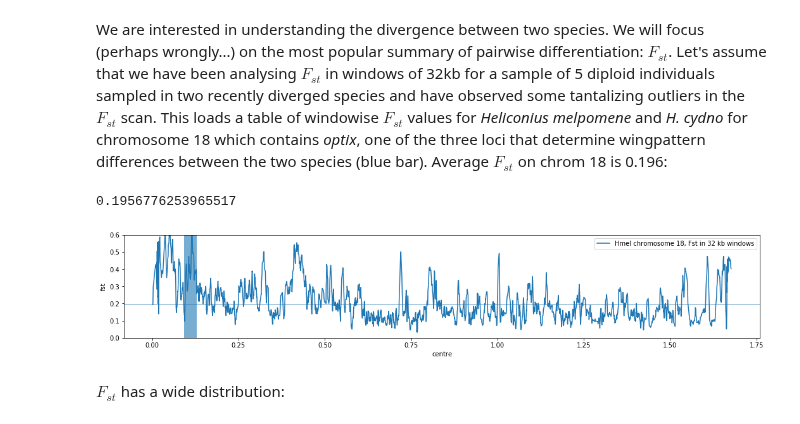
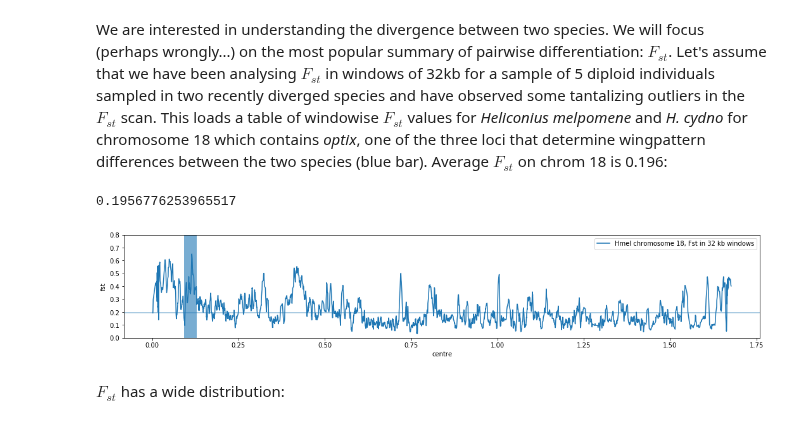
Before and after one commit to DRL/SMBE-SGE-2019, a Jupyter notebook: Session_2/Fst_short_chuncks/simulating_windowise_Fst_KL .ipynb, the cells around one changed output. Saved outputs shown, nothing was run; the diff lists cells and outputs as text; code cells hidden in the pictures.

```diff
--- a/Session_2/Fst_short_chuncks/simulating_windowise_Fst_KL .ipynb
+++ b/Session_2/Fst_short_chuncks/simulating_windowise_Fst_KL .ipynb
@@ -12,19 +13,19 @@ We are interested in understanding the divergence between two species. We will f
 # %%
 #KL add colours here
 hmel18 = pd.read_csv('chrom18.csv')
 hmel18.head()
 genePos=(1058778+1159581)/2
 
 fig, ax = plt.subplots(figsize=(18,3))
 sns.lineplot(hmel18['centre']/10e6, hmel18['fst'],label='Hmel chromosome 18, Fst in 32 kb windows')
 #horizontal line mean Fst with heterogeneity
 plt.axvline(x=genePos/10e6, linewidth=20, alpha=0.6)
 plt.axhline(y=hmel18['fst'].mean(), alpha=0.5)
-ax.set_ylim((0,1))
+ax.set_ylim((0,0.8))
 hmel18['fst'].mean()
 # %% [output]
 0.1956776253965517
-[figure, old version]
+[figure, new version]
 # %% [markdown]
 $F_{st}$ has a wide distribution:
 # %%
```
Also changed, not shown: parts of 14 cells of this notebook.
